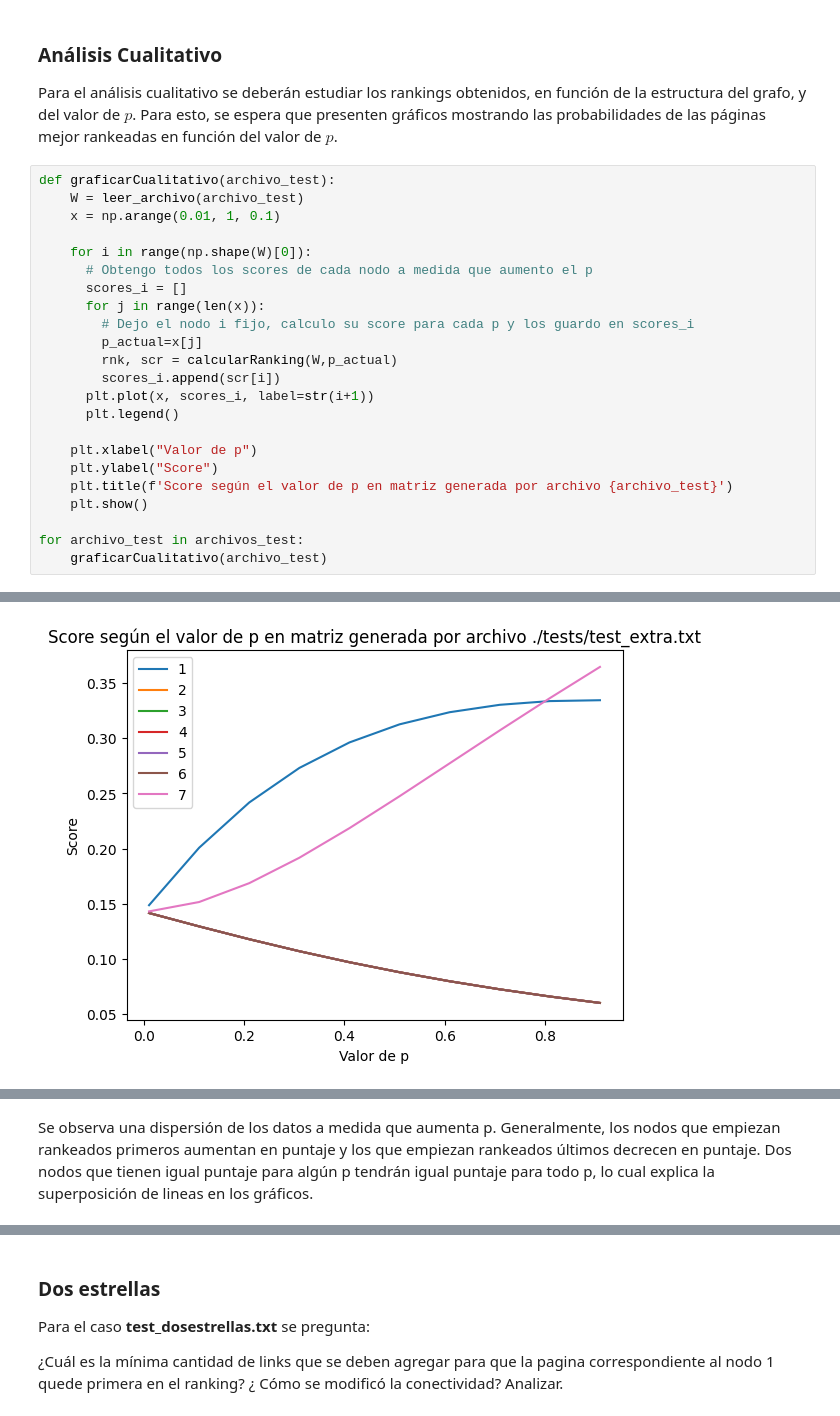
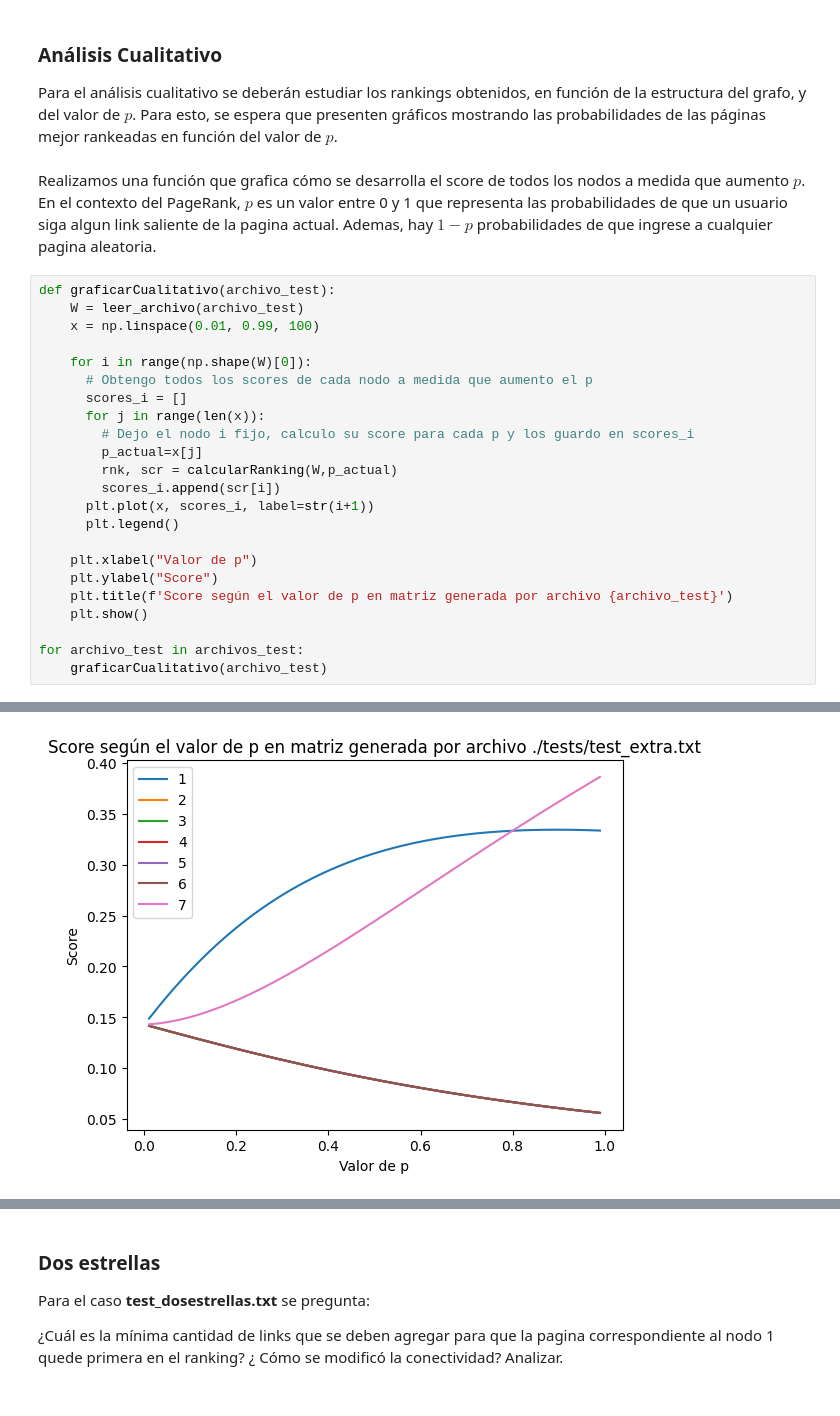
Before and after one commit to dantec19/alc_1c-2024, a Jupyter notebook: tp1/template-alumnos/template-alumnos/grupo_42_TP1.ipynb, the cells around one changed output, grey strips where cells are left out. Drawn from its saved outputs; the diff is of its cells as text.

```diff
--- a/tp1/template-alumnos/template-alumnos/grupo_42_TP1.ipynb
+++ b/tp1/template-alumnos/template-alumnos/grupo_42_TP1.ipynb
@@ -412,10 +408,12 @@ Por esto, finalmente concluimos que el tiempo de ejecución no depende de la can
 ### Análisis Cualitativo
 
 Para el análisis cualitativo se deberán estudiar los rankings obtenidos, en función de la estructura del grafo, y del valor de $p$. Para esto, se espera que presenten gráficos mostrando las probabilidades de las páginas mejor rankeadas en función del valor de $p$.
+# %% [markdown]
+Realizamos una función que grafica cómo se desarrolla el score de todos los nodos a medida que aumento $p$. En el contexto del PageRank, $p$ es un valor entre 0 y 1 que representa las probabilidades de que un usuario siga algun link saliente de la pagina actual. Ademas, hay $1−p$ probabilidades de que ingrese a cualquier pagina aleatoria.
 # %%
 def graficarCualitativo(archivo_test):
     W = leer_archivo(archivo_test)
-    x = np.arange(0.01, 1, 0.1)
+    x = np.linspace(0.01, 0.99, 100)
 
     for i in range(np.shape(W)[0]):
       # Obtengo todos los scores de cada nodo a medida que aumento el p
@@ -444 +442 @@ for archivo_test in archivos_test:
-[figure, old version]
+[figure, new version]
@@ -446,2 +443,0 @@ for archivo_test in archivos_test:
-# %% [markdown]
-Se observa una dispersión de los datos a medida que aumenta p. Generalmente, los nodos que empiezan rankeados primeros aumentan en puntaje y los que empiezan rankeados últimos decrecen en puntaje. Dos nodos que tienen igual puntaje para algún p tendrán igual puntaje para todo p, lo cual explica la superposición de lineas en los gráficos.
```
Also changed, not shown: parts of 23 cells of this notebook, 1 other file.
